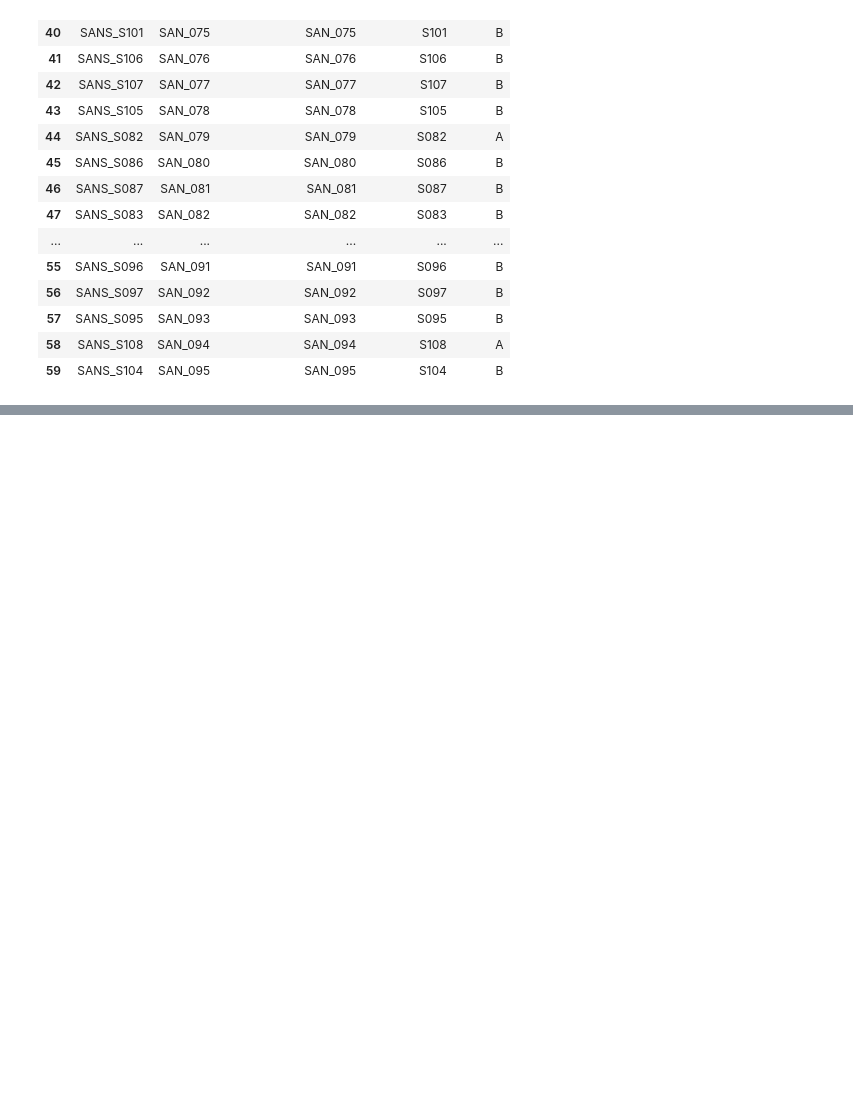
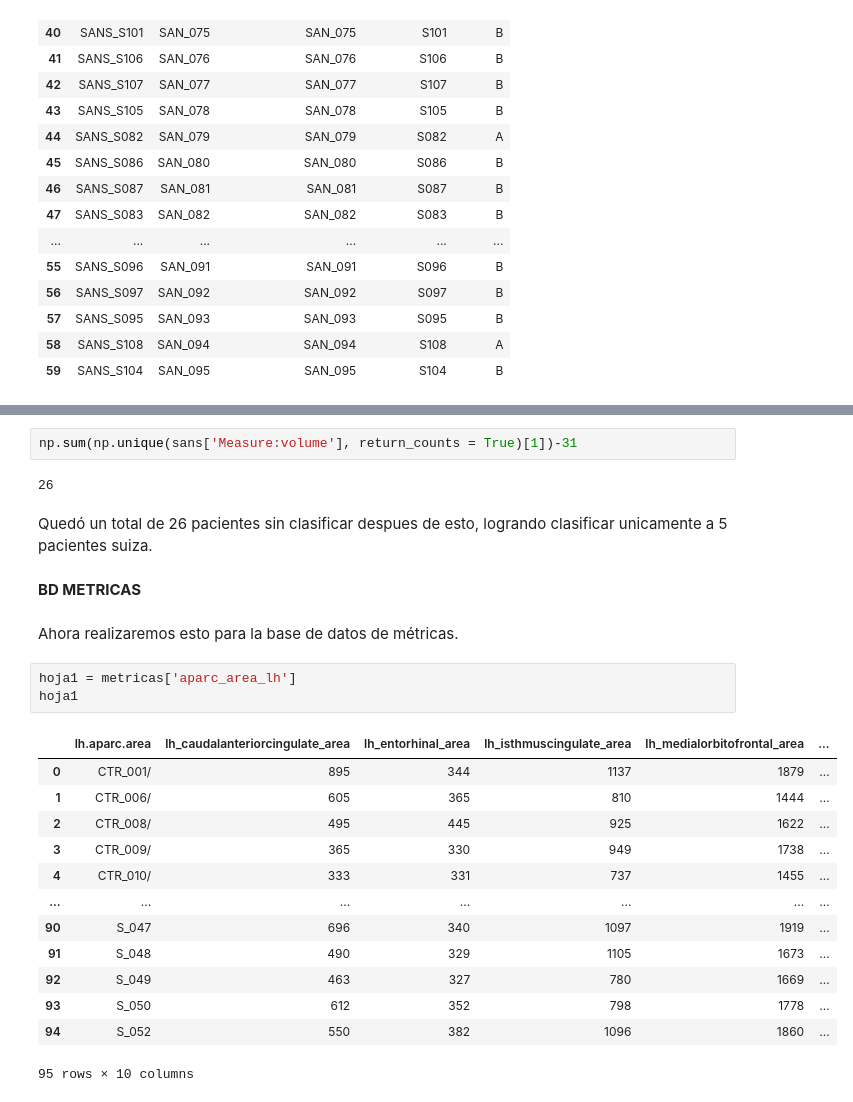
Before and after one commit to AndresMedina117/proyecto_neuroco, a Jupyter notebook: arreglos.ipynb, the cells around one changed output, grey strips where cells are left out. Saved outputs shown, nothing was run; the diff lists cells and outputs as text; blank space fills up the shorter version.

Commit message:
Cambios en las bd para tratar datos de aC y nC

```diff
--- a/arreglos.ipynb
+++ b/arreglos.ipynb
@@ -247,0 +258,27 @@ Esto genera un grna problema, aunque se pensaba revertir la recodificación para
+# %%
+np.sum(np.unique(sans['Measure:volume'], return_counts = True)[1])-31
+# %% [output]
+26
+# %% [markdown]
+Quedó un total de 26 pacientes sin clasificar despues de esto, logrando clasificar unicamente a 5 pacientes suiza.
+# %% [markdown]
+**BD METRICAS**
+# %% [markdown]
+Ahora realizaremos esto para la base de datos de métricas.
+# %%
+hoja1 = metricas['aparc_area_lh']
+hoja1
+# %% [output]
+|  | lh.aparc.area | lh_caudalanteriorcingulate_area | lh_entorhinal_area | lh_isthmuscingulate_area | lh_medialorbitofrontal_area | ... |
+| 0 | CTR_001/ | 895 | 344 | 1137 | 1879 | ... |
+| 1 | CTR_006/ | 605 | 365 | 810 | 1444 | ... |
+| 2 | CTR_008/ | 495 | 445 | 925 | 1622 | ... |
+| 3 | CTR_009/ | 365 | 330 | 949 | 1738 | ... |
+| 4 | CTR_010/ | 333 | 331 | 737 | 1455 | ... |
+| ... | ... | ... | ... | ... | ... | ... |
+| 90 | S_047 | 696 | 340 | 1097 | 1919 | ... |
+| 91 | S_048 | 490 | 329 | 1105 | 1673 | ... |
+| 92 | S_049 | 463 | 327 | 780 | 1669 | ... |
+| 93 | S_050 | 612 | 352 | 798 | 1778 | ... |
+| 94 | S_052 | 550 | 382 | 1096 | 1860 | ... |
+95 rows × 10 columns
```
Also changed, not shown: parts of 30 cells of this notebook, 3 other files.
